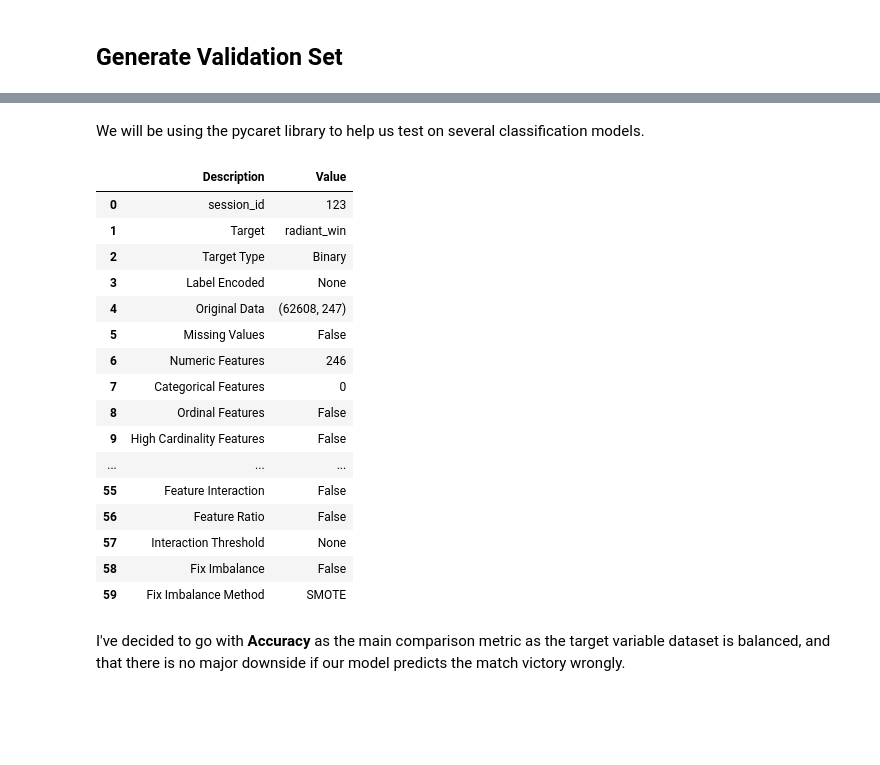
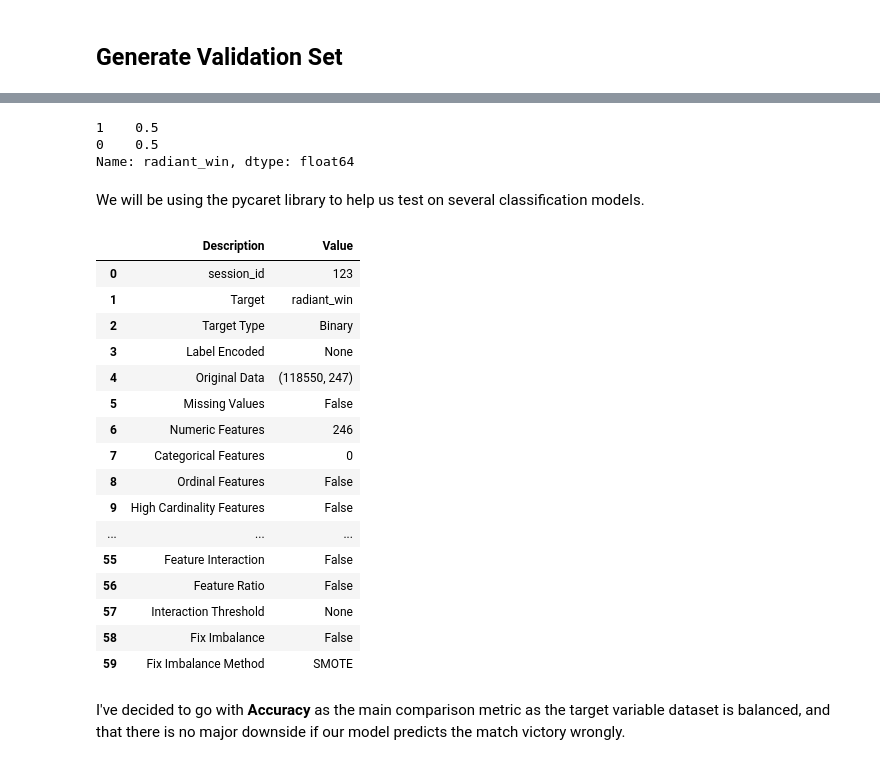
Before and after one commit to zackchia1608/Python-projects, a Jupyter notebook: Dota 2 match win predictor and recommender/Captstone Data Modelling.ipynb, the cells around one changed output, grey strips where cells are left out. Saved outputs shown, nothing was run; the diff lists cells and outputs as text; code cells hidden in the pictures; blank space fills up the shorter version.

Commit message:
draft 2 - fixed data leakage issues

```diff
--- a/Dota 2 match win predictor and recommender/Captstone Data Modelling.ipynb
+++ b/Dota 2 match win predictor and recommender/Captstone Data Modelling.ipynb
@@ -88,3 +87,17 @@ y_train.value_counts(normalize=True)
 Name: radiant_win, dtype: float64
+# %%
+# Reverse Mapping our data
+
+X_train_copy = X_train.replace({0:1, 1:0})
+y_train_copy = y_train.replace({0:1, 1:0})
+
+X_train = pd.concat([X_train, X_train_copy])
+y_train = pd.concat([y_train, y_train_copy])
+# %%
+y_train.value_counts(normalize = True)
+# %% [output]
+1    0.5
+0    0.5
+Name: radiant_win, dtype: float64
 # %%
 # Saving our data
@@ -102,15 +115,15 @@ numeric_columns = (pycaret.columns)[:-1].tolist()
 # %%
 # Setup our pycaret parameters
 
 model1 = setup(data=pycaret, target='radiant_win', session_id=123,
-               use_gpu=True, fold=5, numeric_features=numeric_columns, pca = True, pca_components = 0.8)
+               use_gpu=True, fold=5, numeric_features=numeric_columns)
 # %% [output]
 |  | Description | Value |
 | 0 | session_id | 123 |
 | 1 | Target | radiant_win |
 | 2 | Target Type | Binary |
 | 3 | Label Encoded | None |
-| 4 | Original Data | (62608, 247) |
+| 4 | Original Data | (118550, 247) |
 | 5 | Missing Values | False |
 | 6 | Numeric Features | 246 |
 | 7 | Categorical Features | 0 |
```
Also changed, not shown: parts of 20 cells of this notebook, 40 other files.
